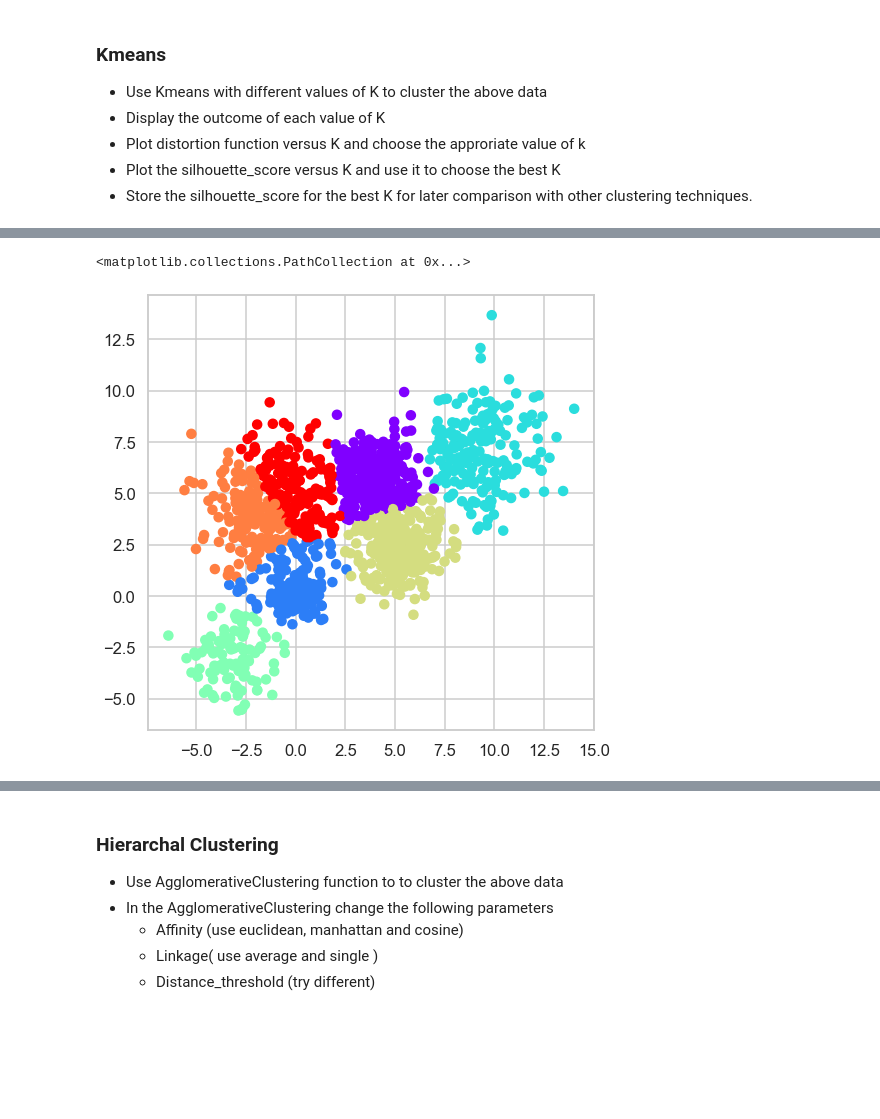
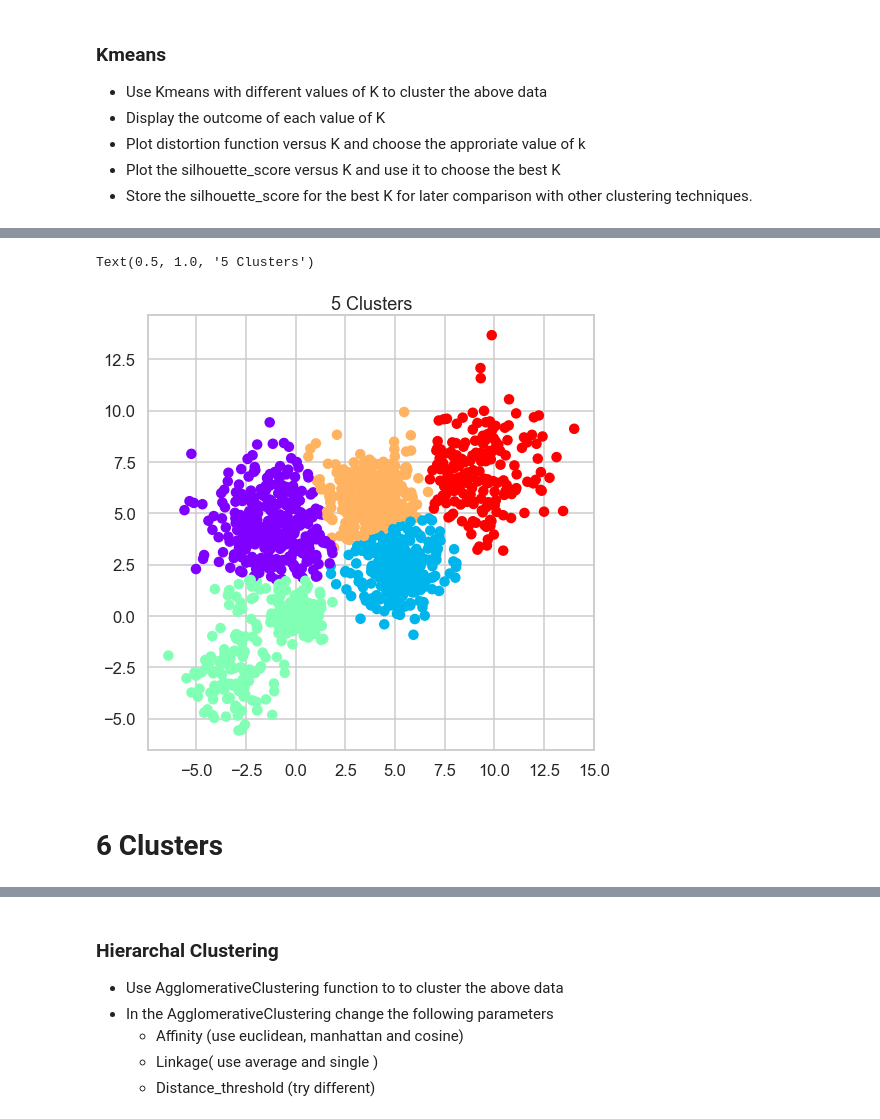
Before and after one commit to hanyaashraff/Clustering-Project, a Jupyter notebook: Clustering Project.ipynb, the cells around one changed output, grey strips where cells are left out. Drawn from its saved outputs; the diff is of its cells as text; code cells hidden in the pictures; blank space fills up the shorter version.

```diff
--- a/Clustering Project.ipynb
+++ b/Clustering Project.ipynb
@@ -154 +138,9 @@ ClusteredDataset['Clusters'] = clusters
+# %%
+kmeansclustering=KMeans(3) #for k=3
+kmeansclustering.fit(df)
+clusters=kmeansclustering.fit_predict(df)
+Inertia3=kmeansclustering.inertia_  #saving intertia for the distorion function
+Score3=silhouette_score(df, clusters) #saving silhouette score
+ClusteredDataset=df.copy() #creating a copy of the original dataset not to lose it
+ClusteredDataset['3Clusters'] = clusters
 # %%
@@ -174 +154,8 @@ ClusteredDataset5['Clusters'] = clusters5
+# %%
+kmeansclustering4=KMeans(4) #for k=4
+kmeansclustering4.fit(df)
+clusters4=kmeansclustering4.fit_predict(df)
+Inertia4=kmeansclustering4.inertia_ #saving intertia for the distorion function
+Score4=silhouette_score(df, clusters4) #saving silhouette score
+ClusteredDataset['4Clusters'] = clusters4
 # %%
@@ -181,2 +166,0 @@ kmeansclustering7=KMeans(7) #for k=8
-# %%
-kmeansclustering7.fit(df)
@@ -194,5 +169,15 @@ ClusteredDataset7['Clusters'] = clusters7
+# %%
+kmeansclustering5=KMeans(5) #for k=5
+kmeansclustering5.fit(df)
+clusters5=kmeansclustering5.fit_predict(df)
+Inertia5=kmeansclustering5.inertia_ #saving inertia for distortion function
+Score5=silhouette_score(df, clusters5) #saving silhouette score
+ClusteredDataset['5Clusters'] = clusters5
 # %%
-plt.scatter(ClusteredDataset7['x'],ClusteredDataset7['y'],c=ClusteredDataset7['Clusters'],cmap='rainbow')
+plt.scatter(ClusteredDataset['x'],ClusteredDataset['y'],c=ClusteredDataset['5Clusters'],cmap='rainbow')
+plt.title('5 Clusters')
 # %% [output]
-<matplotlib.collections.PathCollection at 0x...>
+Text(0.5, 1.0, '5 Clusters')
-[figure, old version]
+[figure, new version]
+# %% [markdown]
+# 6 Clusters
```
Also changed, not shown: parts of 39 cells of this notebook.
